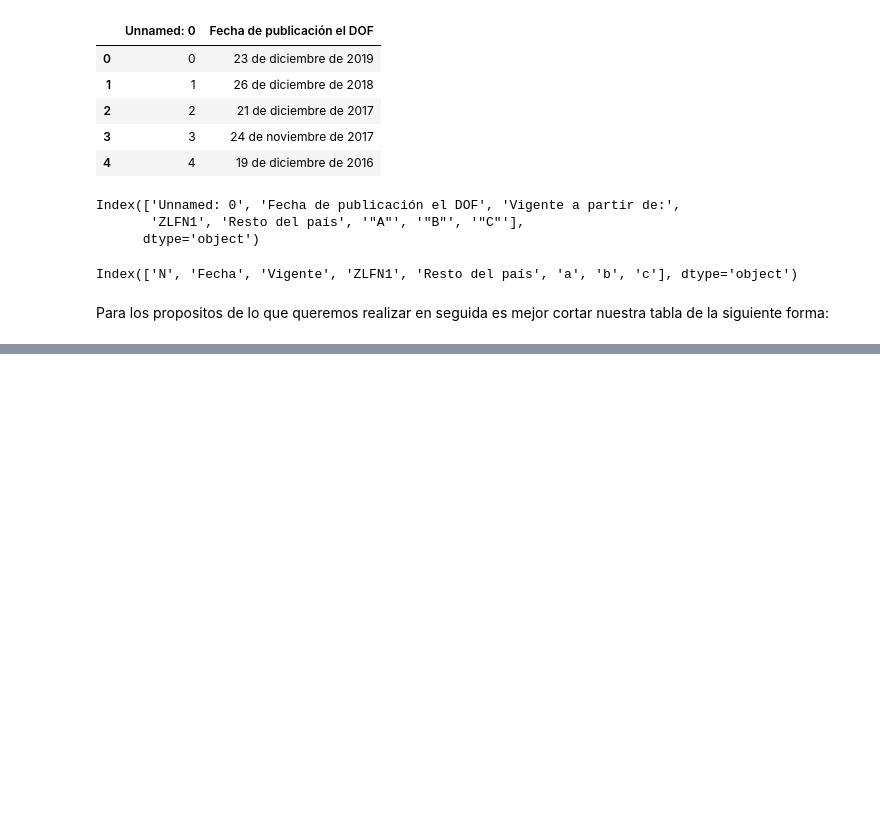
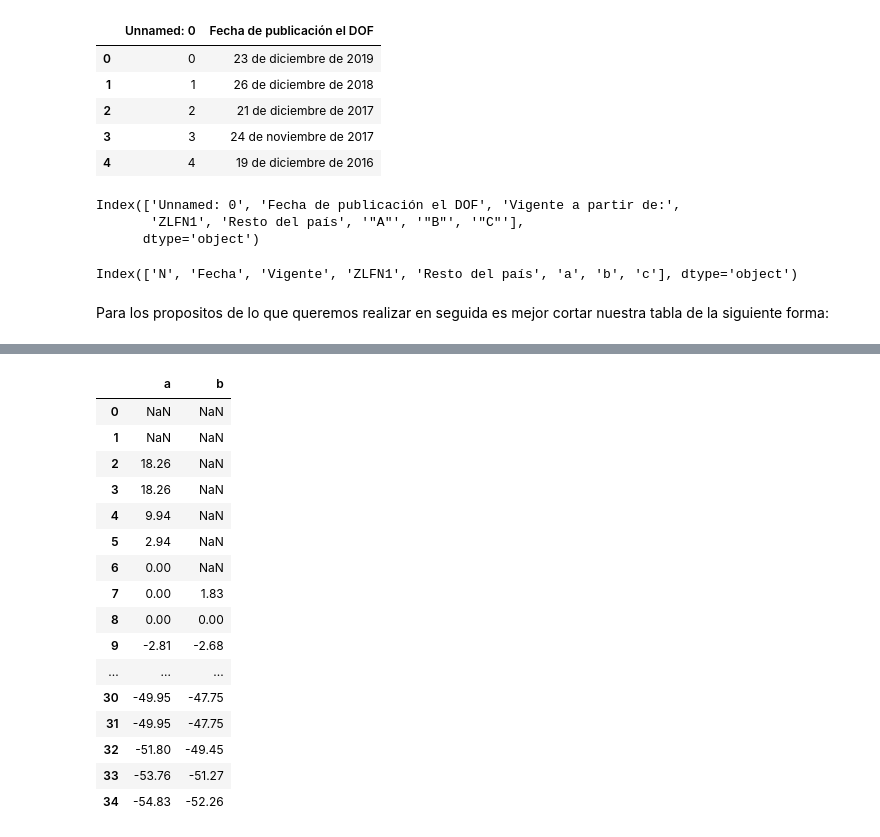
Before and after one commit to DCIDA2019/dcida2020ii-edmundovazquez, a Jupyter notebook: Sep4/manejo_tablas.ipynb, the cells around one changed output, grey strips where cells are left out. Cells and saved outputs as stored; diff of their text form; code cells hidden in the pictures; blank space fills up the shorter version.

```diff
--- a/Sep4/manejo_tablas.ipynb
+++ b/Sep4/manejo_tablas.ipynb
@@ -174,0 +199,29 @@ Ts.iloc[2,4]= 88.36
+# %%
+Ts = Ts.rename(columns={ '"A"': 'a', '"B"': 'b'})
+
+#a= Ts.iloc[:,4]
+#b= Ts.iloc[:,5]
+#a+b
+
+Ts = Ts.astype(convert_dict)
+df = pd.DataFrame(Ts)
+
+df - df.iloc[8]
+# %% [output]
+|  | a | b |
+| 0 | NaN | NaN |
+| 1 | NaN | NaN |
+| 2 | 18.26 | NaN |
+| 3 | 18.26 | NaN |
+| 4 | 9.94 | NaN |
+| 5 | 2.94 | NaN |
+| 6 | 0.00 | NaN |
+| 7 | 0.00 | 1.83 |
+| 8 | 0.00 | 0.00 |
+| 9 | -2.81 | -2.68 |
+| ... | ... | ... |
+| 30 | -49.95 | -47.75 |
+| 31 | -49.95 | -47.75 |
+| 32 | -51.80 | -49.45 |
+| 33 | -53.76 | -51.27 |
+| 34 | -54.83 | -52.26 |
```
Also changed, not shown: parts of 16 cells of this notebook.
